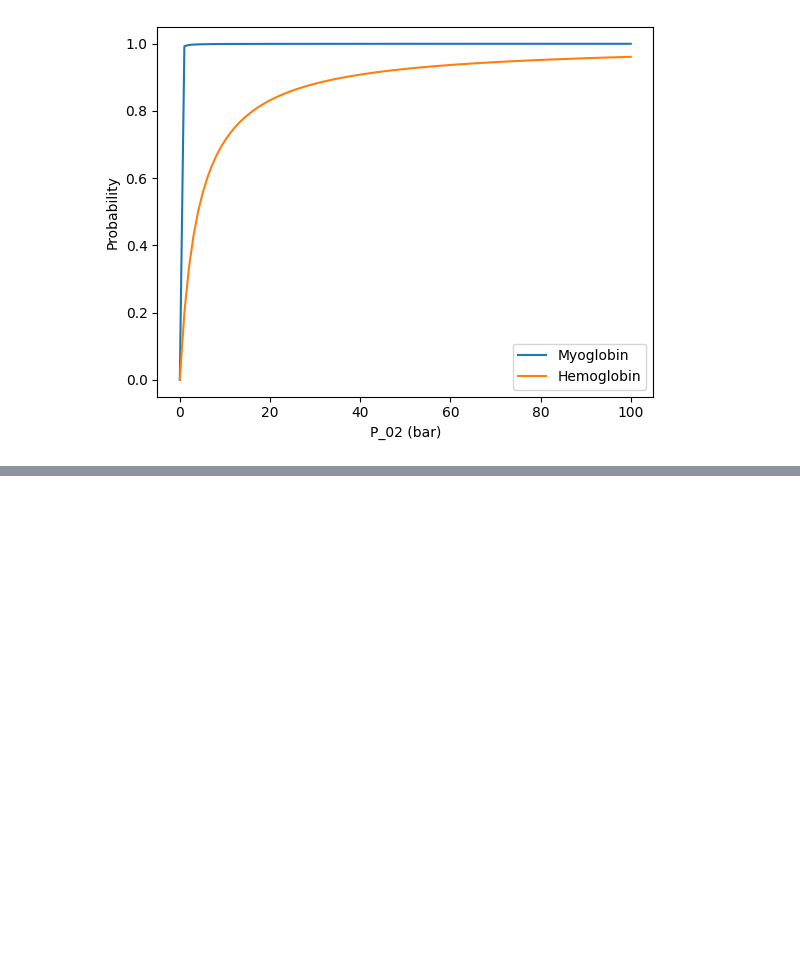
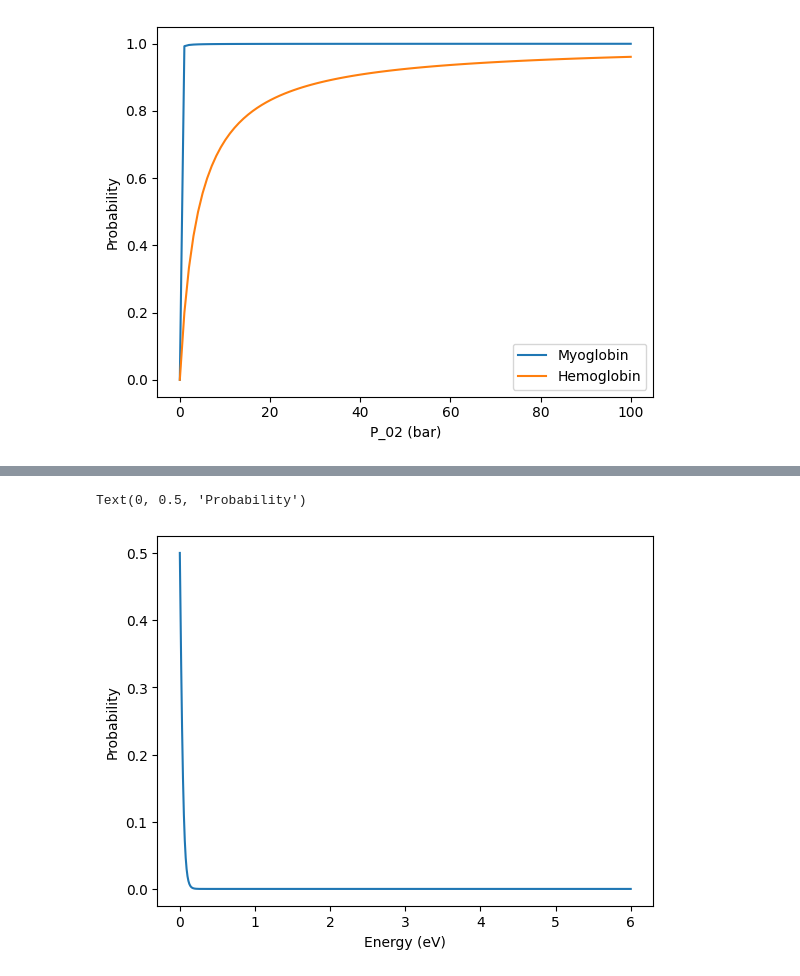
Before and after one commit to nyary-ben/Homework-7A, a Jupyter notebook: Homework_7A.ipynb, the cells around one changed output, grey strips where cells are left out. Saved outputs shown, nothing was run; the diff lists cells and outputs as text; code cells hidden in the pictures; blank space fills up the shorter version.

Commit message:
7.16 b graph

```diff
--- a/Homework_7A.ipynb
+++ b/Homework_7A.ipynb
@@ -56,0 +64,15 @@ Text(0, 0.5, 'Probability')
+# %%
+def Zocc(E):
+  return 1+exp(-E/(8.617*10**-5*300))
+
+def Pocc(E):
+  return (1/Zocc(E))*exp(-E/(8.617*10**-5*300))
+
+E = np.linspace(1e-9,6,1000)
+fig, ax2 = plt.subplots()
+ax2.plot(E, Pocc(E))
+ax2.set_xlabel('Energy (eV)')
+ax2.set_ylabel('Probability')
+# %% [output]
+Text(0, 0.5, 'Probability')
+[figure, added]
```
Also changed, not shown: parts of 1 cell of this notebook.
